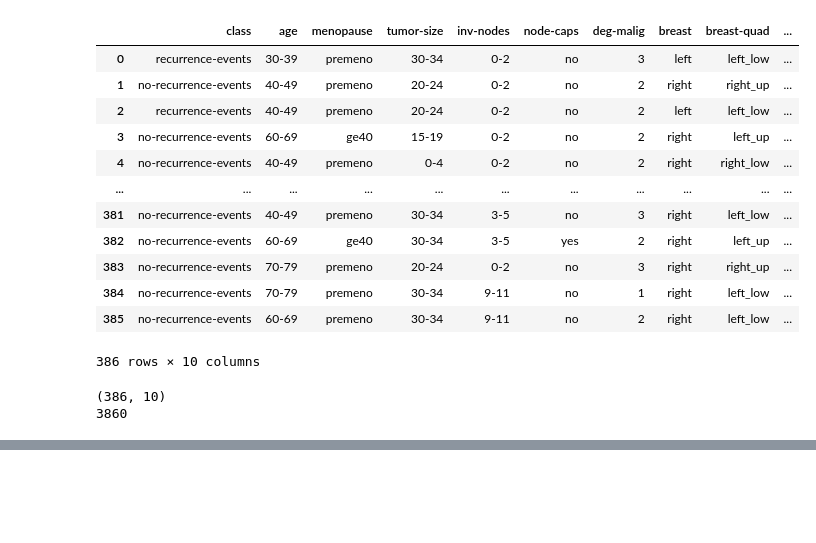
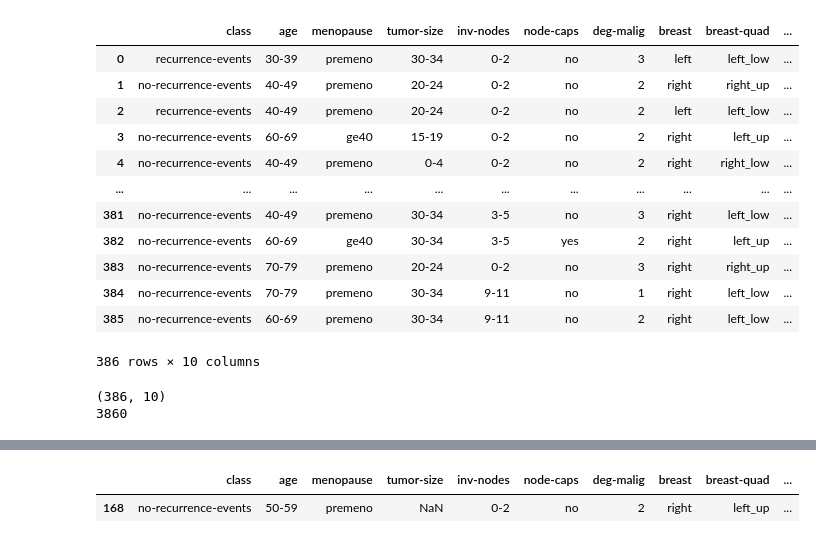
Before and after one commit to mukund-raman/Project-1-Recurrence-of-Breast-Cancer, a Jupyter notebook: cancer_eda.ipynb, the cells around one changed output, grey strips where cells are left out. Drawn from its saved outputs; the diff is of its cells as text; code cells hidden in the pictures; blank space fills up the shorter version.

```diff
--- a/cancer_eda.ipynb
+++ b/cancer_eda.ipynb
@@ -58,0 +114,8 @@ memory usage: 30.3+ KB
+# %%
+# From this, we can see missing values for columns tumor-size, inv-nodes,
+# node-caps, and breast-quad. Let us see what rows correspond to these
+# missing values.
+cancer_data[cancer_data['tumor-size'].apply(lambda x: x is np.nan)]
+# %% [output]
+|  | class | age | menopause | tumor-size | inv-nodes | node-caps | deg-malig | breast | breast-quad | ... |
+| 168 | no-recurrence-events | 50-59 | premeno | NaN | 0-2 | no | 2 | right | left_up | ... |
```
Also changed, not shown: parts of 18 cells of this notebook, 2 other files.
